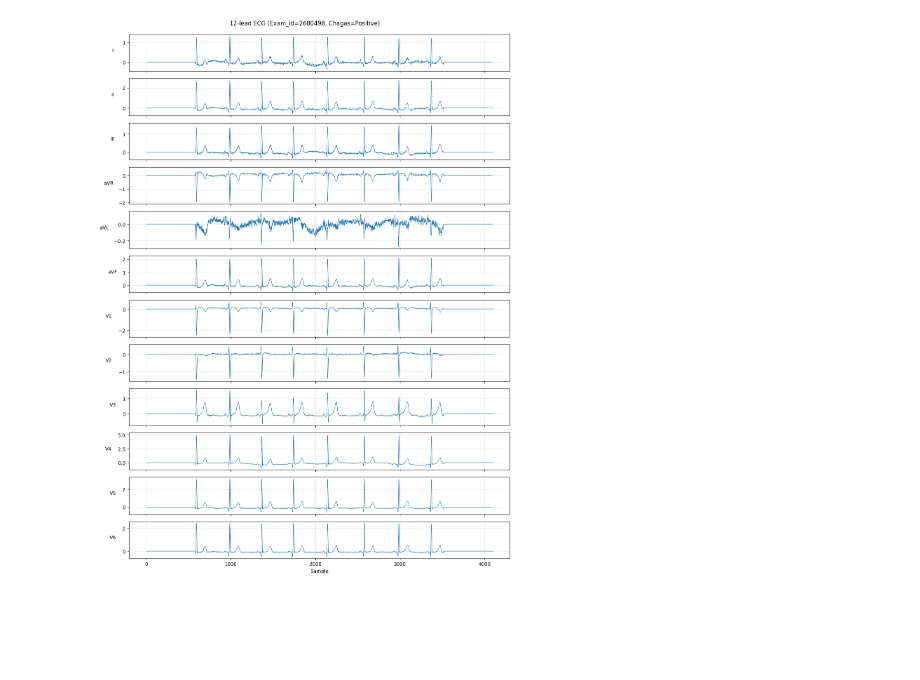
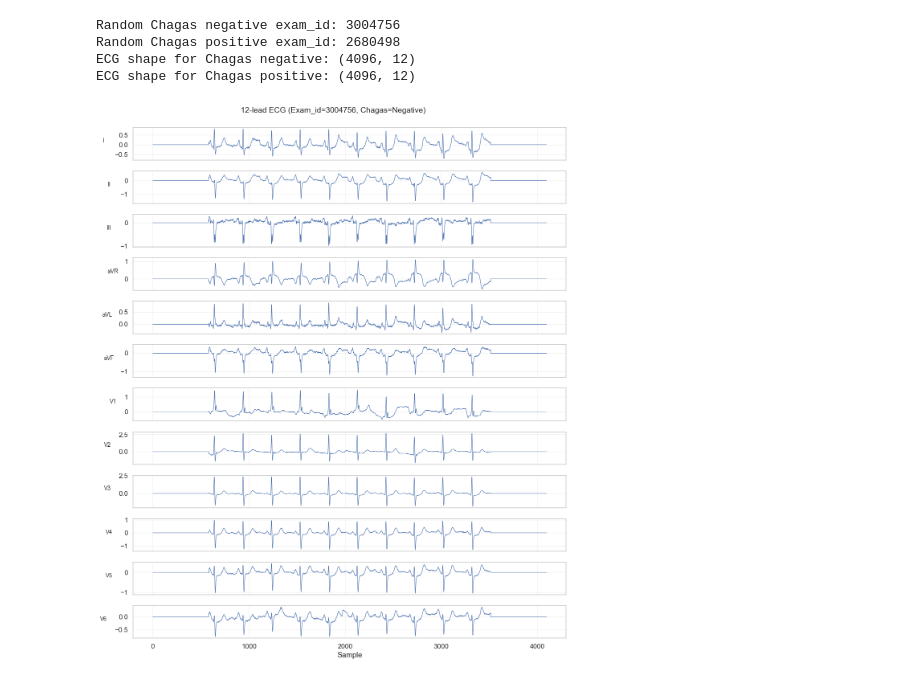
Before and after one commit to Vilnius-Kosice-joint-project-2026/detection-of-chagas-disease, a Jupyter notebook: notebooks/eda.ipynb, the cells around one changed output. Drawn from its saved outputs; the diff is of its cells as text; code cells hidden in the pictures; blank space fills up the shorter version.

```diff
--- a/notebooks/eda.ipynb
+++ b/notebooks/eda.ipynb
@@ -51,3 +79,10 @@ Name: count, dtype: int64
 # %%
-code_df["chagas"].value_counts()
-code_df["chagas"].value_counts(normalize=True) * 100
+code_df["Chagas"] = code_df["chagas"].map({
+    0: "Negative",
+    1: "Positive"
+})
+
+code_df["Gender"] = code_df["is_male"].map({
+    False: "Female",
+    True: "Male"
+})
@@ -198,14 +228,32 @@ plt.show()
 # %%
-fig, axes = plt.subplots(12, 1, figsize=(12, 16), sharex=True)
+exam_id_0 = code_df.loc[code_df["chagas"] == 0, "exam_id"].sample(1, random_state=1).iloc[0]
+exam_id_1 = code_df.loc[code_df["chagas"] == 1, "exam_id"].sample(1, random_state=1).iloc[0]
 
-for i in range(12):
-    axes[i].plot(ecg_1[:, i], linewidth=0.8)
-    axes[i].set_ylabel(lead_names[i], rotation=0, labelpad=20)
-    axes[i].grid(True, alpha=0.3)
+print("Random Chagas negative exam_id:", exam_id_0)
+print("Random Chagas positive exam_id:", exam_id_1)
 
-fig.suptitle(f"12-lead ECG (Exam_id={row_1['exam_id']}, Chagas=Positive)", y=0.995)
-axes[-1].set_xlabel("Sample")
-plt.tight_layout()
-plt.show()
+ecg_0, row_0 = get_code_ecg(code_df, exam_id_0)
+ecg_1, row_1 = get_code_ecg(code_df, exam_id_1)
+
+print("ECG shape for Chagas negative:", ecg_0.shape)
+print("ECG shape for Chagas positive:", ecg_1.shape)
+
+plot_12lead_ecg(
+    ecg=ecg_0,
+    row=row_0,
+    title_status="Negative",
+    color=COLOR_NEGATIVE
+)
+
+plot_12lead_ecg(
+    ecg=ecg_1,
+    row=row_1,
+    title_status="Positive",
+    color=COLOR_POSITIVE
+)
 # %% [output]
+Random Chagas negative exam_id: 3004756
+Random Chagas positive exam_id: 2680498
+ECG shape for Chagas negative: (4096, 12)
+ECG shape for Chagas positive: (4096, 12)
-[figure, old version]
+[figure, new version]
```
Also changed, not shown: parts of 26 cells of this notebook, 14 other files.
